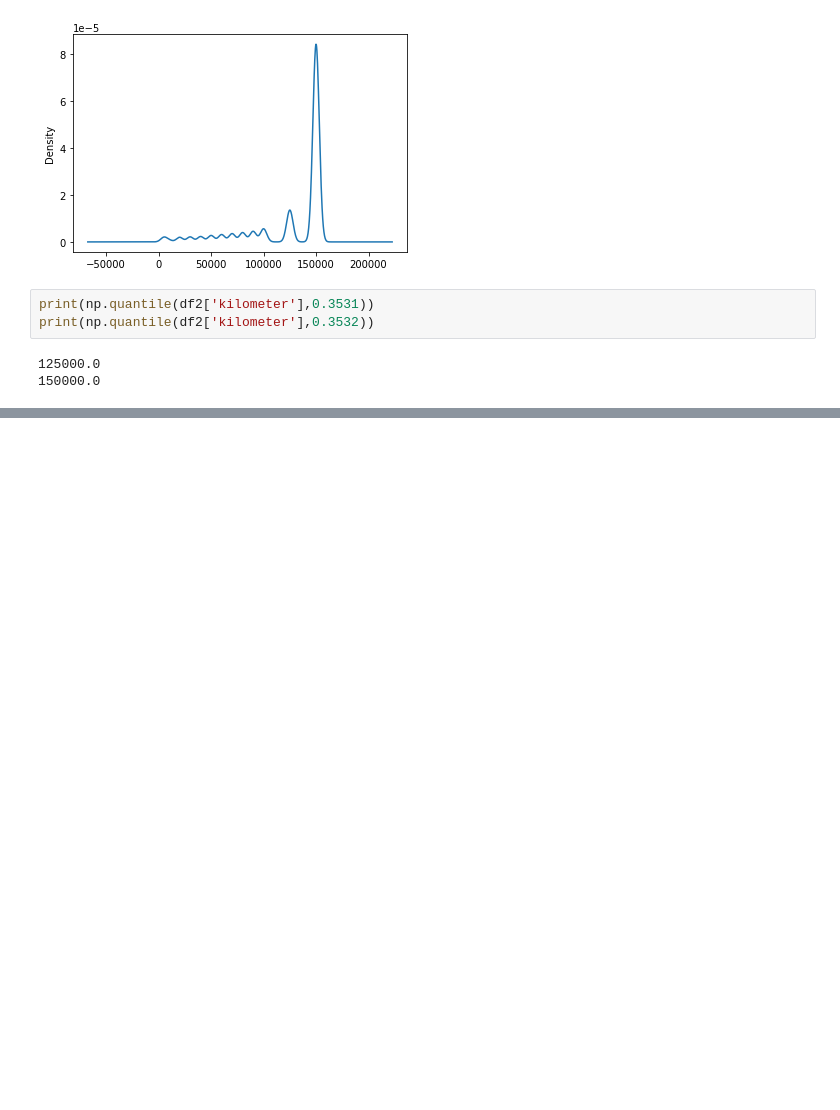
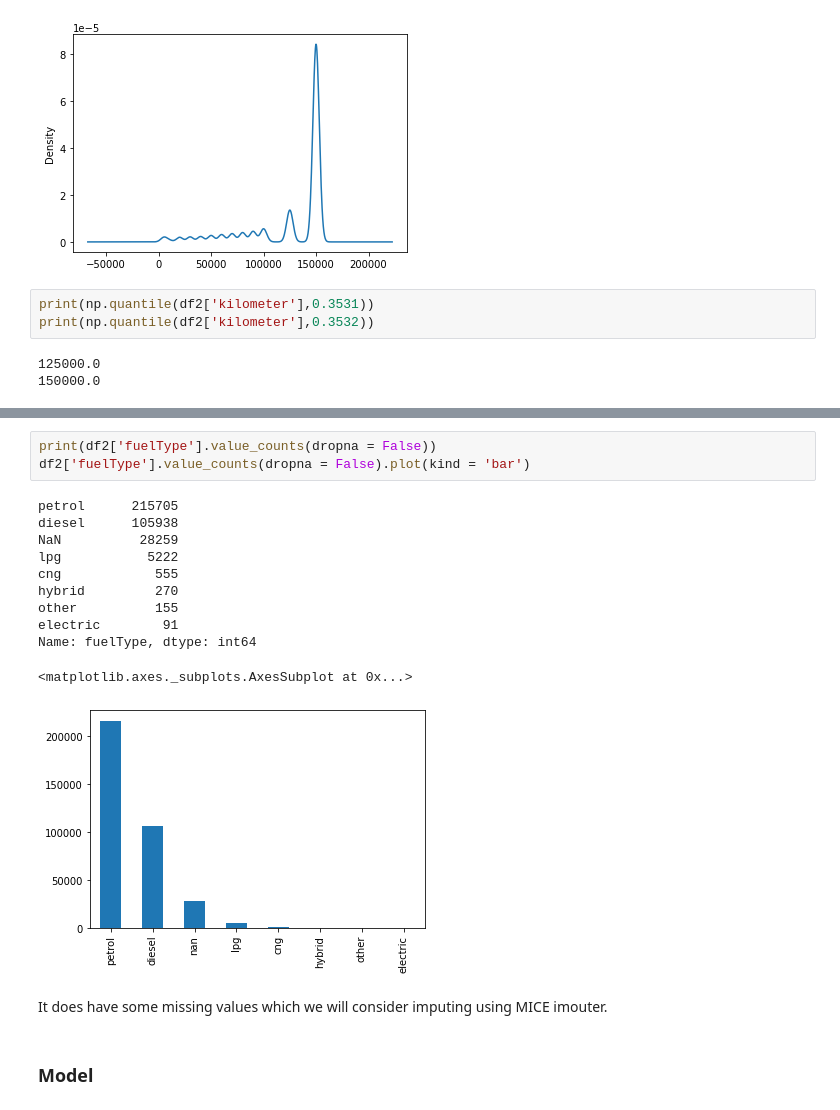
Before and after one commit to pratikasarkar/Used-Car-Price-Prediction, a Jupyter notebook: cars.ipynb, the cells around one changed output, grey strips where cells are left out. Drawn from its saved outputs; the diff is of its cells as text; blank space fills up the shorter version.

```diff
--- a/cars.ipynb
+++ b/cars.ipynb
@@ -423,0 +468,19 @@ As we can see, about only 35 percent of the data have kilometers driven less tha
+# %%
+print(df2['fuelType'].value_counts(dropna = False))
+df2['fuelType'].value_counts(dropna = False).plot(kind = 'bar')
+# %% [output]
+petrol      215705
+diesel      105938
+NaN          28259
+lpg           5222
+cng            555
+hybrid         270
+other          155
+electric        91
+Name: fuelType, dtype: int64
+<matplotlib.axes._subplots.AxesSubplot at 0x...>
+[figure, added]
+# %% [markdown]
+It does have some missing values which we will consider imputing using MICE imouter.
+# %% [markdown]
+### Model
```
Also changed, not shown: parts of 60 cells of this notebook.
